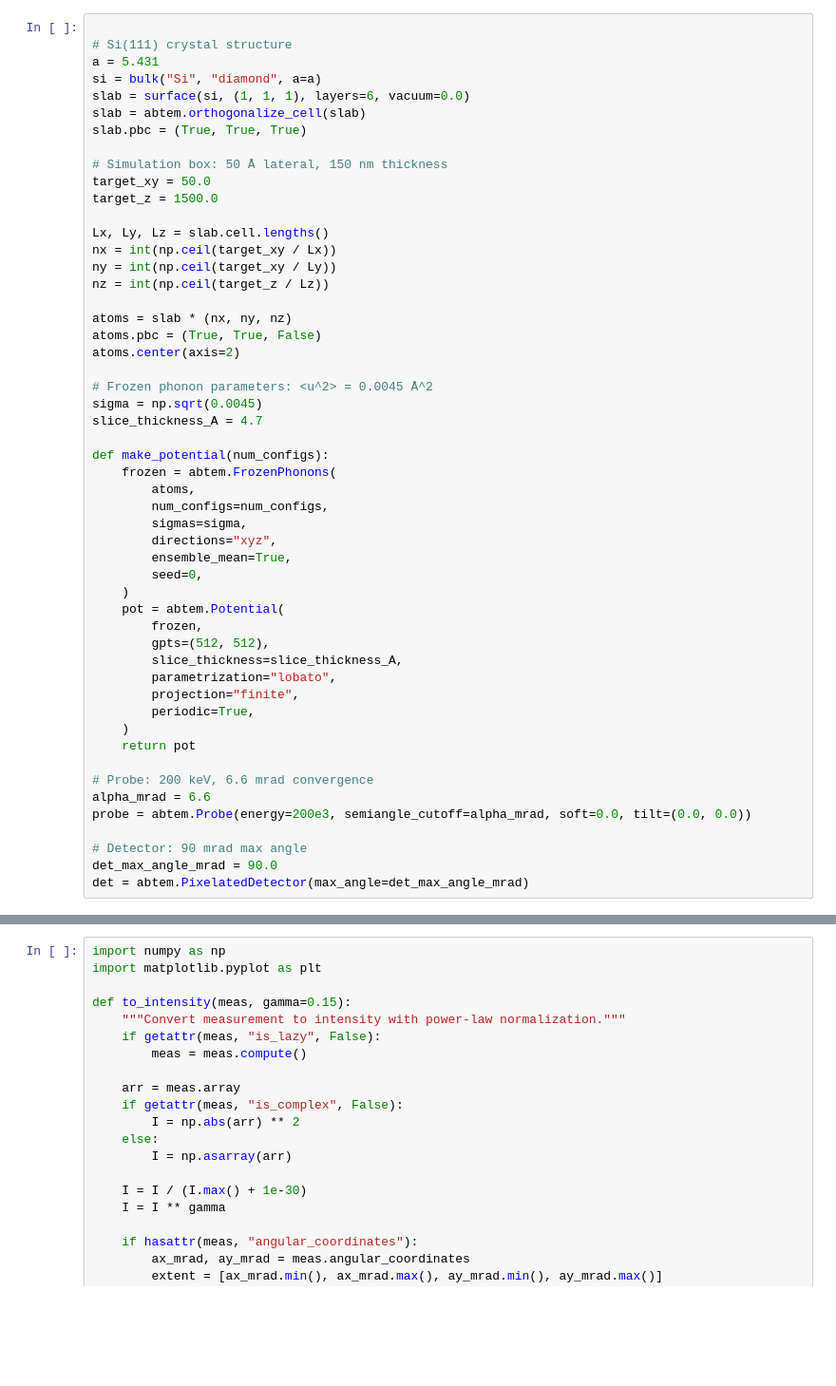
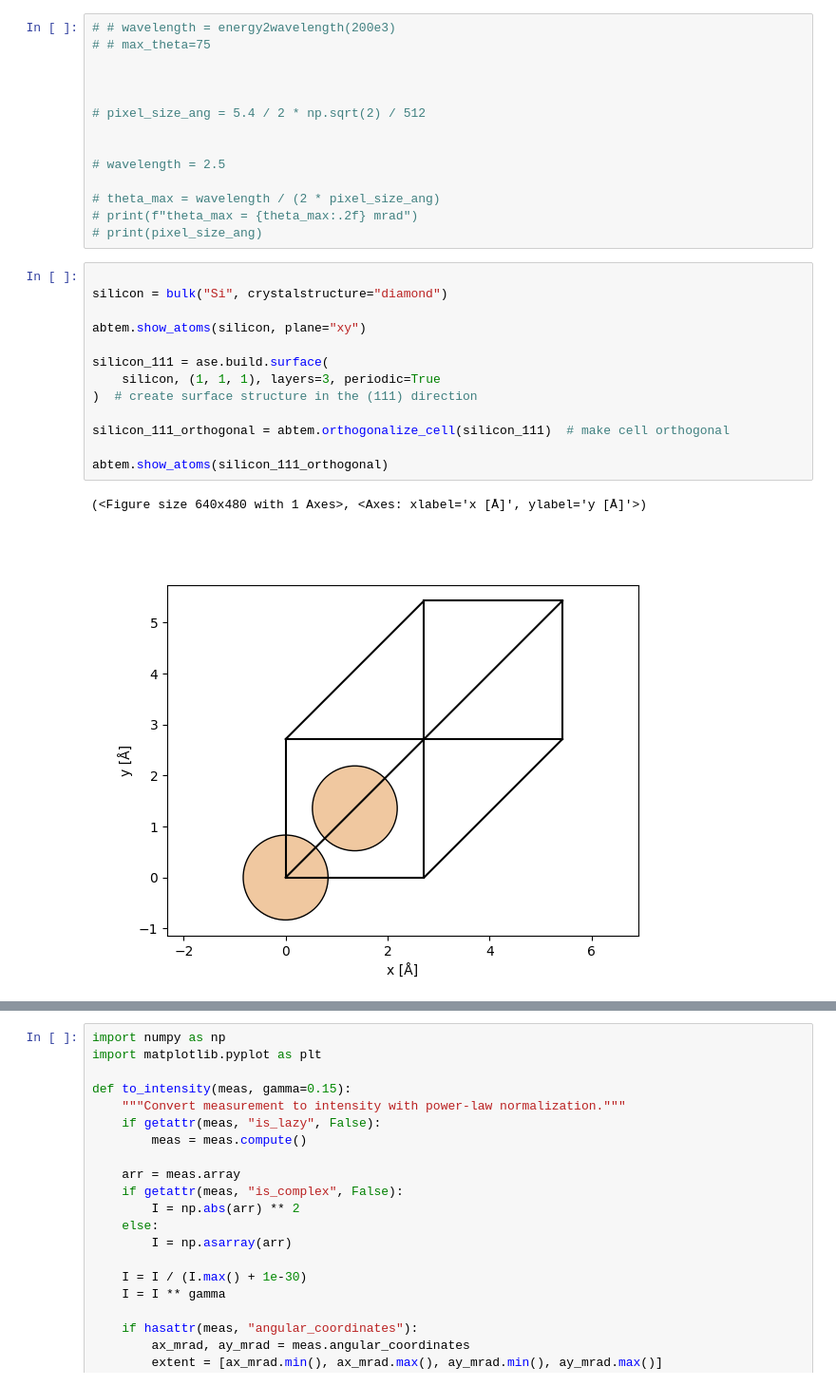
Before and after one commit to DavidLanders95/WideAnglePropagation, a Jupyter notebook: wpm/thick_silicon.ipynb, the cells around one changed output, grey strips where cells are left out. Shown at 95% size. Saved outputs shown, nothing was run; the diff lists cells and outputs as text; blank space fills up the shorter version.

```diff
--- a/wpm/thick_silicon.ipynb
+++ b/wpm/thick_silicon.ipynb
@@ -22,52 +28,30 @@ abtem.config.set({"precision": "float32"})
+# %%
+# # wavelength = energy2wavelength(200e3)
+# # max_theta=75
+
+
+
+# pixel_size_ang = 5.4 / 2 * np.sqrt(2) / 512
+
+
+# wavelength = 2.5
+
+# theta_max = wavelength / (2 * pixel_size_ang)
+# print(f"theta_max = {theta_max:.2f} mrad")
+# print(pixel_size_ang)
 # %%
 
-# Si(111) crystal structure
-a = 5.431
-si = bulk("Si", "diamond", a=a)
-slab = surface(si, (1, 1, 1), layers=6, vacuum=0.0)
-slab = abtem.orthogonalize_cell(slab)
-slab.pbc = (True, True, True)
+silicon = bulk("Si", crystalstructure="diamond")
 
-# Simulation box: 50 Å lateral, 150 nm thickness
-target_xy = 50.0
-target_z = 1500.0
+abtem.show_atoms(silicon, plane="xy")
 
-Lx, Ly, Lz = slab.cell.lengths()
-nx = int(np.ceil(target_xy / Lx))
-ny = int(np.ceil(target_xy / Ly))
-nz = int(np.ceil(target_z / Lz))
+silicon_111 = ase.build.surface(
+    silicon, (1, 1, 1), layers=3, periodic=True
+)  # create surface structure in the (111) direction
 
-atoms = slab * (nx, ny, nz)
-atoms.pbc = (True, True, False)
-atoms.center(axis=2)
+silicon_111_orthogonal = abtem.orthogonalize_cell(silicon_111)  # make cell orthogonal
 
-# Frozen phonon parameters: <u^2> = 0.0045 Å^2
-sigma = np.sqrt(0.0045)
-slice_thickness_A = 4.7
-
-def make_potential(num_configs):
-    frozen = abtem.FrozenPhonons(
-        atoms,
-        num_configs=num_configs,
-        sigmas=sigma,
-        directions="xyz",
-        ensemble_mean=True,
-        seed=0,
-    )
-    pot = abtem.Potential(
-        frozen,
-        gpts=(512, 512),
-        slice_thickness=slice_thickness_A,
-        parametrization="lobato",
-        projection="finite",
-        periodic=True,
-    )
-    return pot
-
-# Probe: 200 keV, 6.6 mrad convergence
-alpha_mrad = 6.6
-probe = abtem.Probe(energy=200e3, semiangle_cutoff=alpha_mrad, soft=0.0, tilt=(0.0, 0.0))
-
-# Detector: 90 mrad max angle
-det_max_angle_mrad = 90.0
-det = abtem.PixelatedDetector(max_angle=det_max_angle_mrad)
+abtem.show_atoms(silicon_111_orthogonal)
+# %% [output]
+(<Figure size 640x480 with 1 Axes>, <Axes: xlabel='x [Å]', ylabel='y [Å]'>)
+[figure, added]
```
Also changed, not shown: parts of 6 cells of this notebook, 14 other files.
